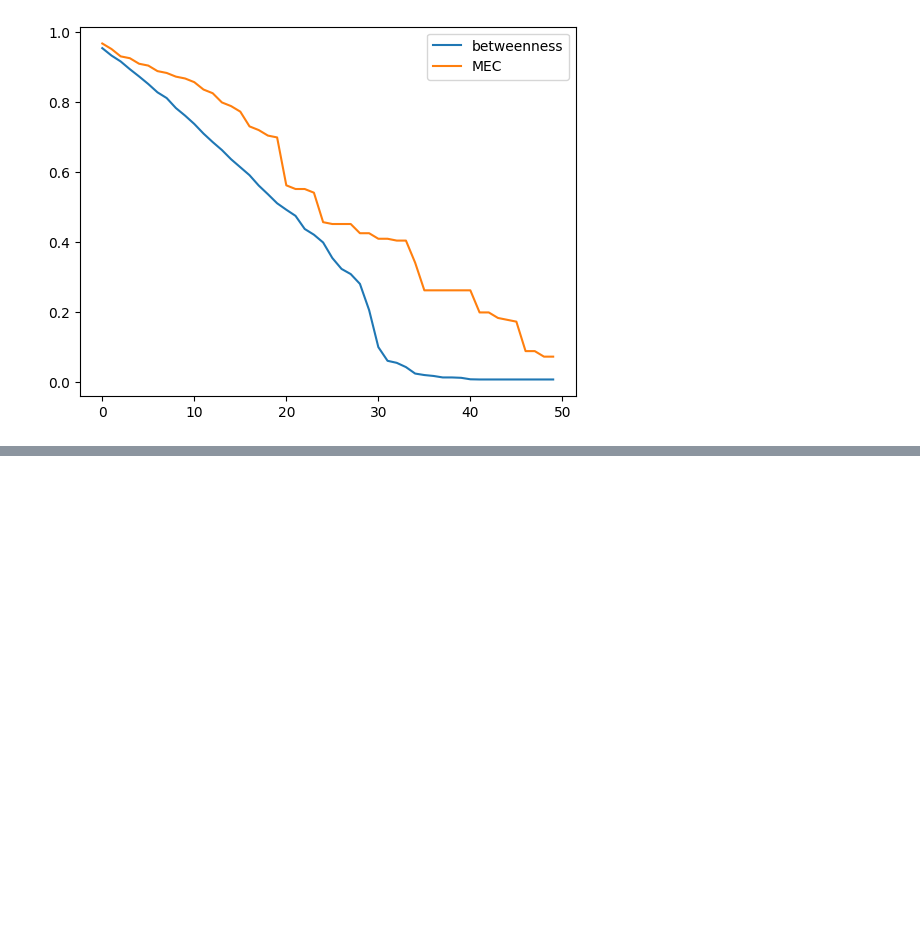
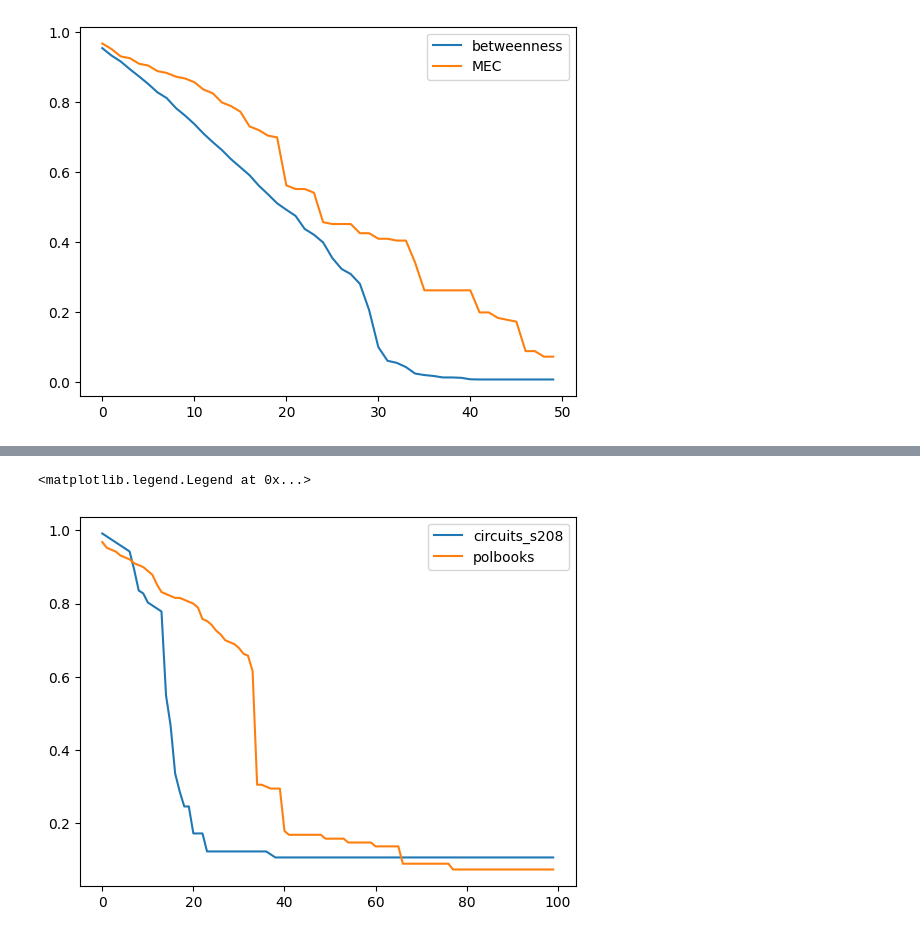
Before and after one commit to raysas/network-disintegration-attacks, a Jupyter notebook: code/final_code.ipynb, the cells around one changed output, grey strips where cells are left out. Cells and saved outputs as stored; diff of their text form; code cells hidden in the pictures; blank space fills up the shorter version.

Commit message:
added community tests

```diff
--- a/code/final_code.ipynb
+++ b/code/final_code.ipynb
@@ -1612,0 +1778,14 @@ plt.show()
+# %%
+louvain_circuits_s208 = nx.community.louvain_communities(circuits_s208, seed=42)
+louvain_polbooks = nx.community.louvain_communities(polbooks, seed=42)
+
+bet_community_attack_circuits_s208 = community_attack_pro(circuits_s208, louvain_circuits_s208, [x[0] for x in betweenness_centrality_sorted_circuits_s208])
+bet_community_attack_polbooks = community_attack_pro(polbooks, louvain_polbooks, [x[0] for x in betweenness_centrality_sorted_polbooks])
+
+#plot the LCC
+plt.plot(list(bet_community_attack_circuits_s208[0].values()), label='circuits_s208')
+plt.plot(list(bet_community_attack_polbooks[0].values()), label='polbooks')
+plt.legend()
+# %% [output]
+<matplotlib.legend.Legend at 0x...>
+[figure, added]
```
Also changed, not shown: parts of 4 cells of this notebook, 1 other file.
